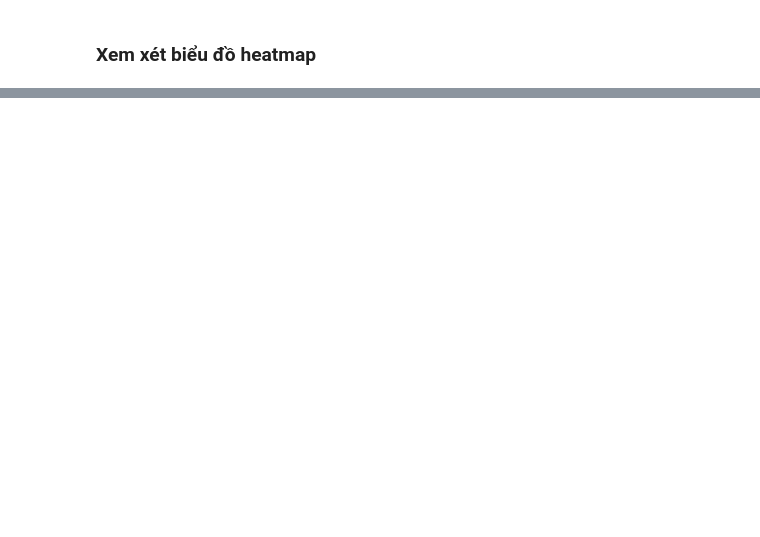
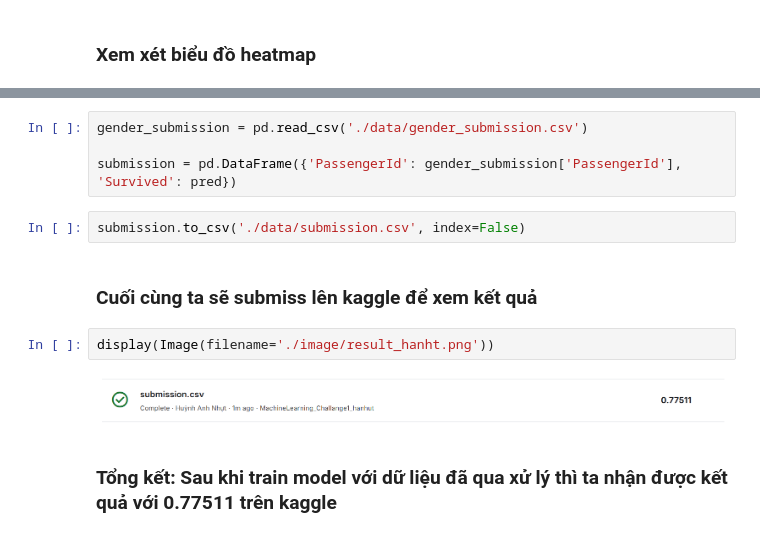
Before and after one commit to MinhNguyen-leo/SGU25_ML_GroupProject, a Jupyter notebook: Challange_1_Titanic/Titanic_ML.ipynb, the cells around one changed output, grey strips where cells are left out. Cells and saved outputs as stored; diff of their text form; blank space fills up the shorter version.

Commit message:
train models với dữ liệu đã qua xử lý

```diff
--- a/Challange_1_Titanic/Titanic_ML.ipynb
+++ b/Challange_1_Titanic/Titanic_ML.ipynb
@@ -494,0 +903,14 @@ array(['Mr', 'Mrs', 'Miss', 'Master', 'Rare'], dtype=object)
+# %%
+gender_submission = pd.read_csv('./data/gender_submission.csv')
+
+submission = pd.DataFrame({'PassengerId': gender_submission['PassengerId'], 'Survived': pred})
+# %%
+submission.to_csv('./data/submission.csv', index=False)
+# %% [markdown]
+### Cuối cùng ta sẽ submiss lên kaggle để xem kết quả
+# %%
+display(Image(filename='./image/result_hanht.png'))
+# %% [output]
+[figure, added]
+# %% [markdown]
+### Tổng kết: Sau khi train model với dữ liệu đã qua xử lý thì ta nhận được kết quả với 0.77511 trên kaggle
```
Also changed, not shown: parts of 46 cells of this notebook, 2 other files.
